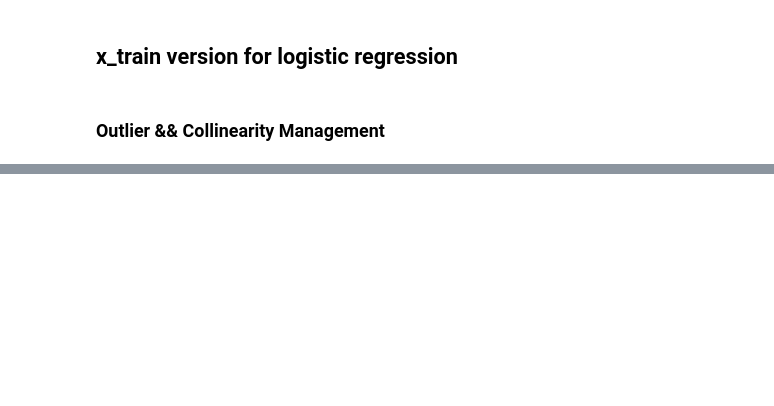
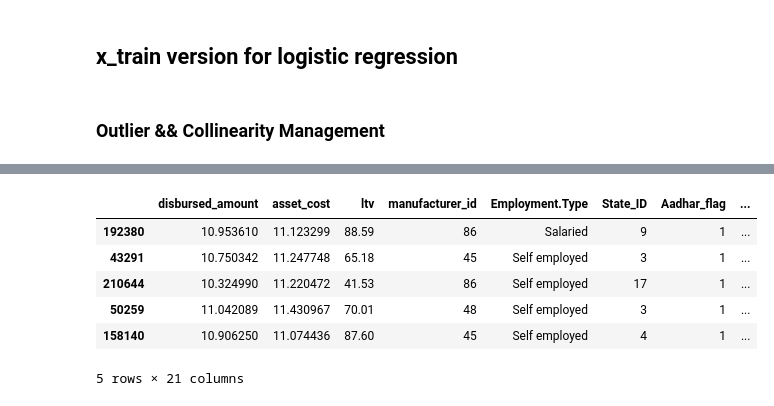
Before and after one commit to aflahthaha/Loan-Default-Risk-with-Cost-Sensitive-Approval-Policy, a Jupyter notebook: Loan Default Risk with Cost-Sensitive Approval Policy.ipynb, the cells around one changed output, grey strips where cells are left out. Cells and saved outputs as stored; diff of their text form; code cells hidden in the pictures; blank space fills up the shorter version.

```diff
--- a/Loan Default Risk with Cost-Sensitive Approval Policy.ipynb
+++ b/Loan Default Risk with Cost-Sensitive Approval Policy.ipynb
@@ -522,0 +861,10 @@ plt.show()
+# %%
+x_train_log.head()
+# %% [output]
+|  | disbursed_amount | asset_cost | ltv | manufacturer_id | Employment.Type | State_ID | Aadhar_flag | ... |
+| 192380 | 10.953610 | 11.123299 | 88.59 | 86 | Salaried | 9 | 1 | ... |
+| 43291 | 10.750342 | 11.247748 | 65.18 | 45 | Self employed | 3 | 1 | ... |
+| 210644 | 10.324990 | 11.220472 | 41.53 | 86 | Self employed | 17 | 1 | ... |
+| 50259 | 11.042089 | 11.430967 | 70.01 | 48 | Self employed | 3 | 1 | ... |
+| 158140 | 10.906250 | 11.074436 | 87.60 | 45 | Self employed | 4 | 1 | ... |
+5 rows × 21 columns
```
Also changed, not shown: parts of 63 cells of this notebook.
